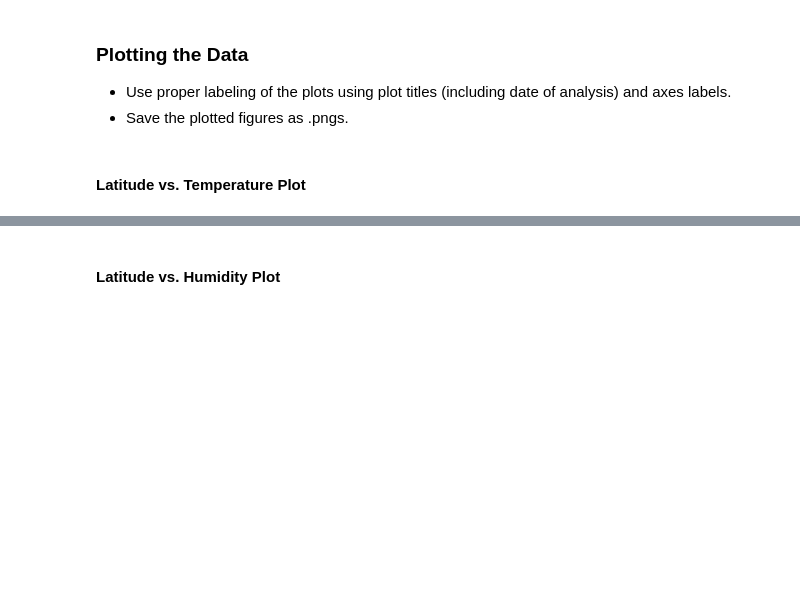
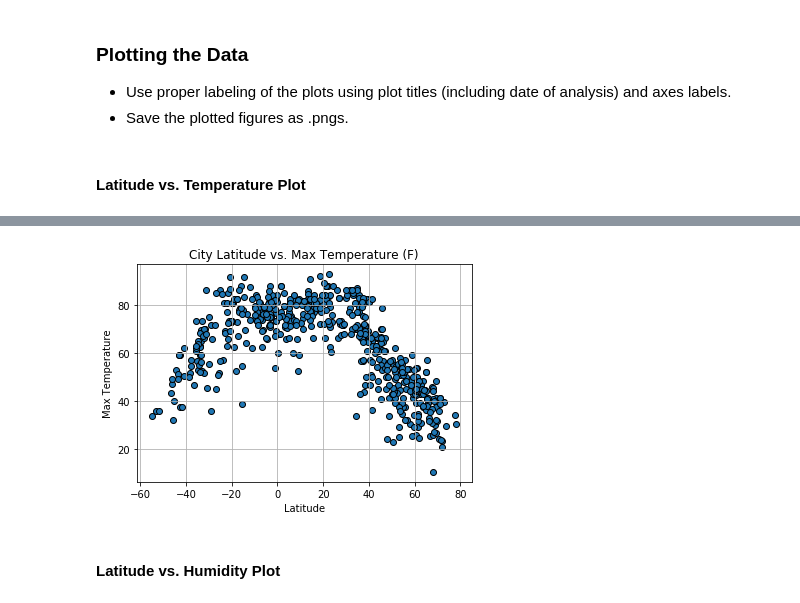
Before and after one commit to phamkdaniel/06-Python-APIs, a Jupyter notebook: WeatherPy.ipynb, the cells around one changed output, grey strips where cells are left out. Cells and saved outputs as stored; diff of their text form; code cells hidden in the pictures; blank space fills up the shorter version.

```diff
--- a/WeatherPy.ipynb
+++ b/WeatherPy.ipynb
@@ -63,18 +56,0 @@ cities[0]
-# %%
-base_url = "http://api.openweathermap.org/data/2.5/weather?q="
-
-cities_dict={}
-
-# city = cities[0]
-city= "London"
-
-# for city in cities:
-
-url = f"{base_url}{city}&appid={api_key}"
-# url = f"{base_url}{city}"
-
-response = requests.get(url).json()
-# cities_dict[city] = response
-
-pprint(response)
-# print(url)
@@ -127,0 +126,9 @@ dtype: int64
+# %%
+# convert list into DataFrame
+city_data_df = pd.DataFrame(all_cities_data)
+
+# save city data to csv
+city_data_df.to_csv(output_data_file)
+
+# preview data
+city_data_df.head()
@@ -137,2 +148,21 @@ dtype: int64
+# %%
+# create plot
+fig, ax = plt.subplots()
+
+# plot points
+ax.scatter(city_data_df['Lat'], city_data_df['Max Temp'], edgecolor='k')
+
+# set title and x,y labels
+plt.title('City Latitude vs. Max Temperature (F)')
+ax.set_xlabel("Latitude")
+ax.set_ylabel('Max Temperature')
+
+# set grid
+plt.grid()
+
+# show figure
+plt.show()
+# %% [output]
+[figure, added]
 # %% [markdown]
 #### Latitude vs. Humidity Plot
```
Also changed, not shown: parts of 18 cells of this notebook.
